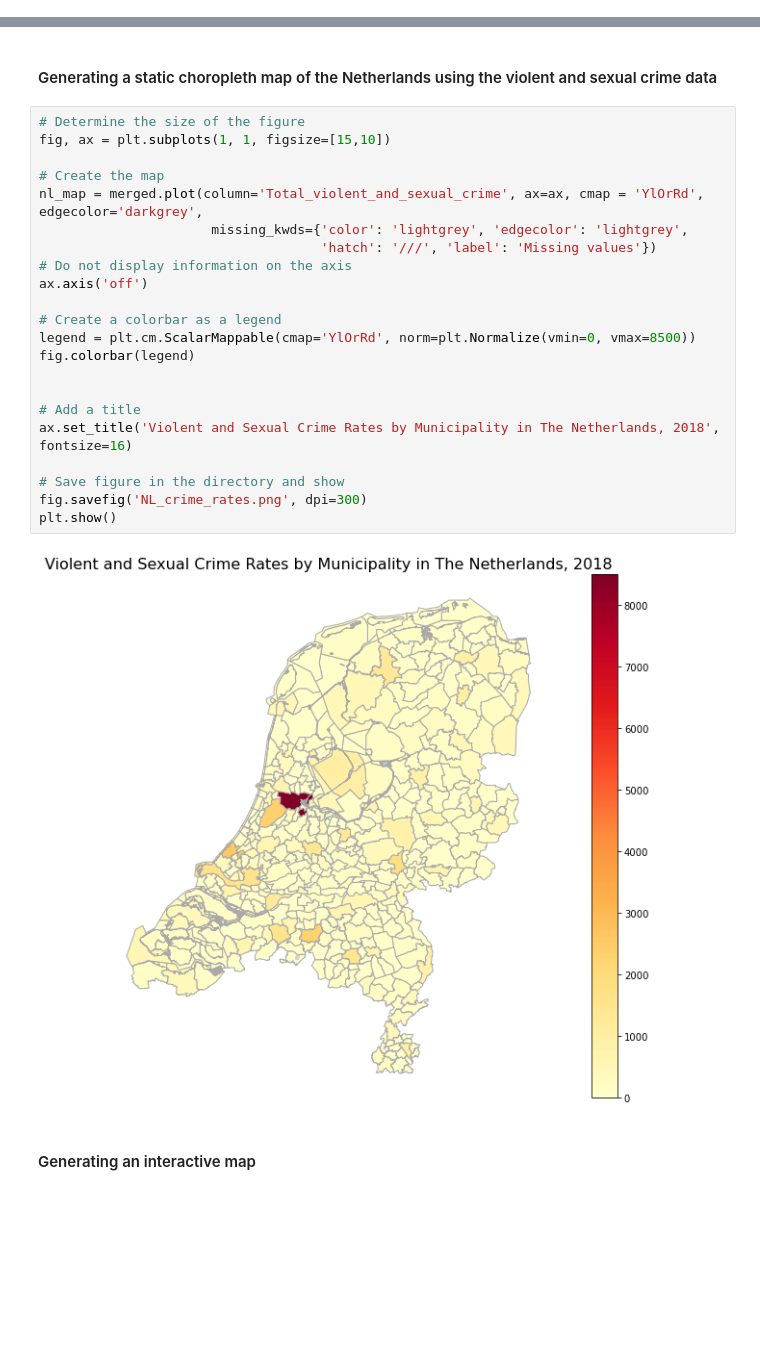
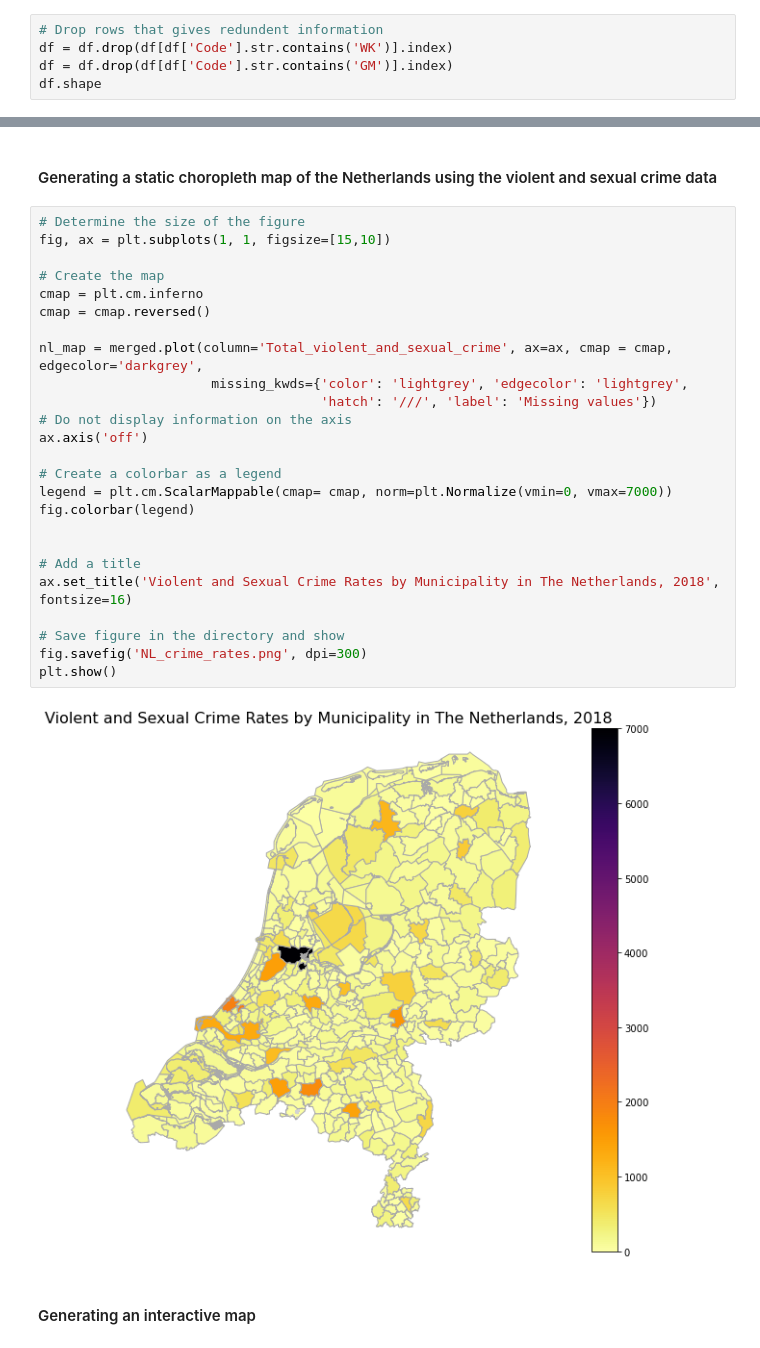
Before and after one commit to muratko357/Netherlands-Crime-Analysis, a Jupyter notebook: NL_Crime_rates_by_municipality.ipynb, the cells around one changed output, grey strips where cells are left out. Drawn from its saved outputs; the diff is of its cells as text; blank space fills up the shorter version.

```diff
--- a/NL_Crime_rates_by_municipality.ipynb
+++ b/NL_Crime_rates_by_municipality.ipynb
@@ -43,3 +35,8 @@ df.head(5)
+# %%
+# Drop rows that gives redundent information
+df = df.drop(df[df['Code'].str.contains('WK')].index)
+df = df.drop(df[df['Code'].str.contains('GM')].index)
+df.shape
 # %% [markdown]
 #### Dataframe with groupby
 # %%
@@ -118,27 +101,30 @@ plt.show()
 # %%
 # Determine the size of the figure
 fig, ax = plt.subplots(1, 1, figsize=[15,10])
 
 # Create the map
-nl_map = merged.plot(column='Total_violent_and_sexual_crime', ax=ax, cmap = 'YlOrRd', edgecolor='darkgrey',
+cmap = plt.cm.inferno
+cmap = cmap.reversed()
+
+nl_map = merged.plot(column='Total_violent_and_sexual_crime', ax=ax, cmap = cmap, edgecolor='darkgrey',
                       missing_kwds={'color': 'lightgrey', 'edgecolor': 'lightgrey',
                                     'hatch': '///', 'label': 'Missing values'})
 # Do not display information on the axis
 ax.axis('off')
 
 # Create a colorbar as a legend
-legend = plt.cm.ScalarMappable(cmap='YlOrRd', norm=plt.Normalize(vmin=0, vmax=8500))
+legend = plt.cm.ScalarMappable(cmap= cmap, norm=plt.Normalize(vmin=0, vmax=7000))
 fig.colorbar(legend)
 
 
 # Add a title
 ax.set_title('Violent and Sexual Crime Rates by Municipality in The Netherlands, 2018', fontsize=16)
 
 # Save figure in the directory and show
 fig.savefig('NL_crime_rates.png', dpi=300)
 plt.show()
 # %% [output]
-[figure, old version]
+[figure, new version]
 # %% [markdown]
 #### Generating an interactive map
 # %%
```
Also changed, not shown: parts of 5 cells of this notebook.
